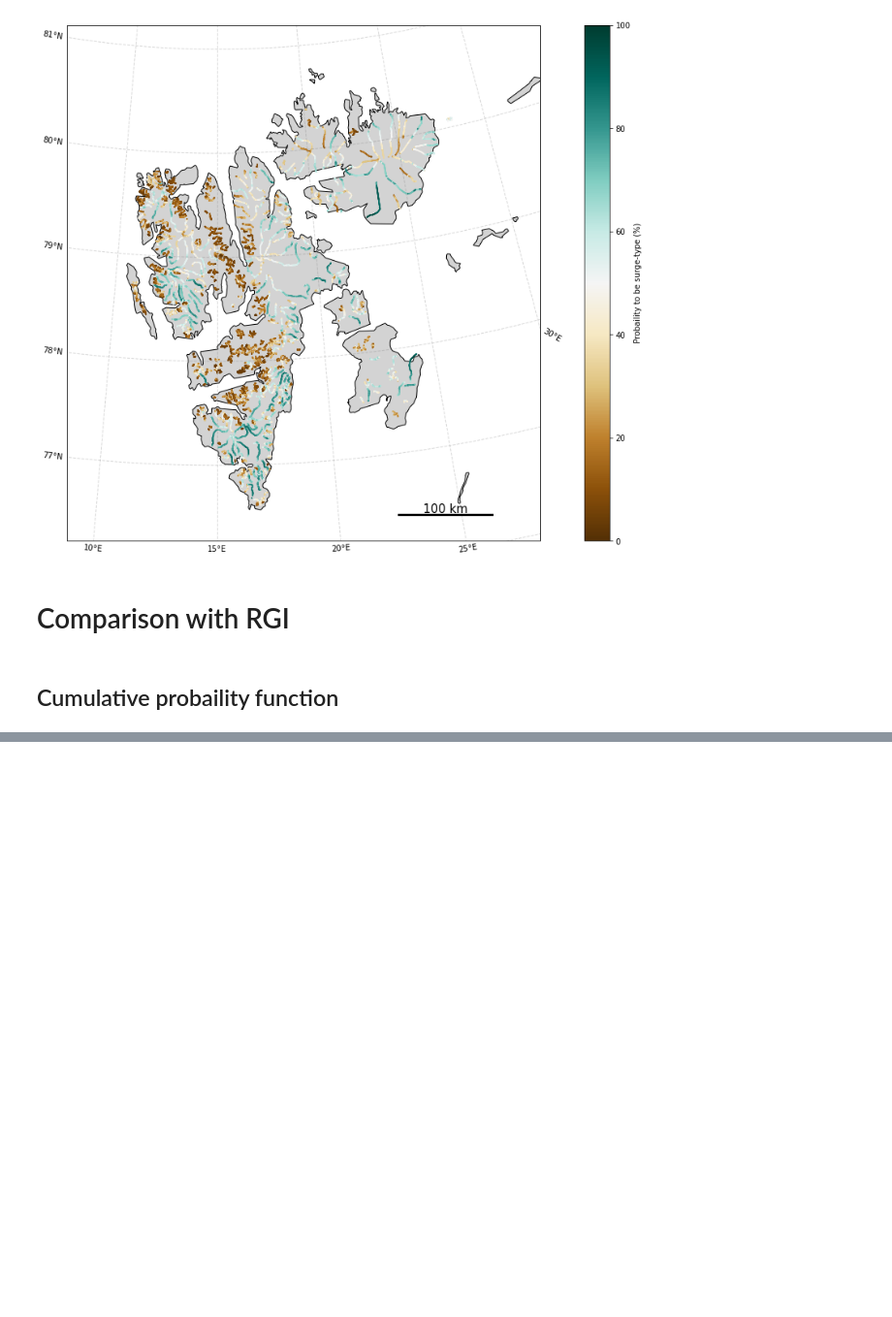
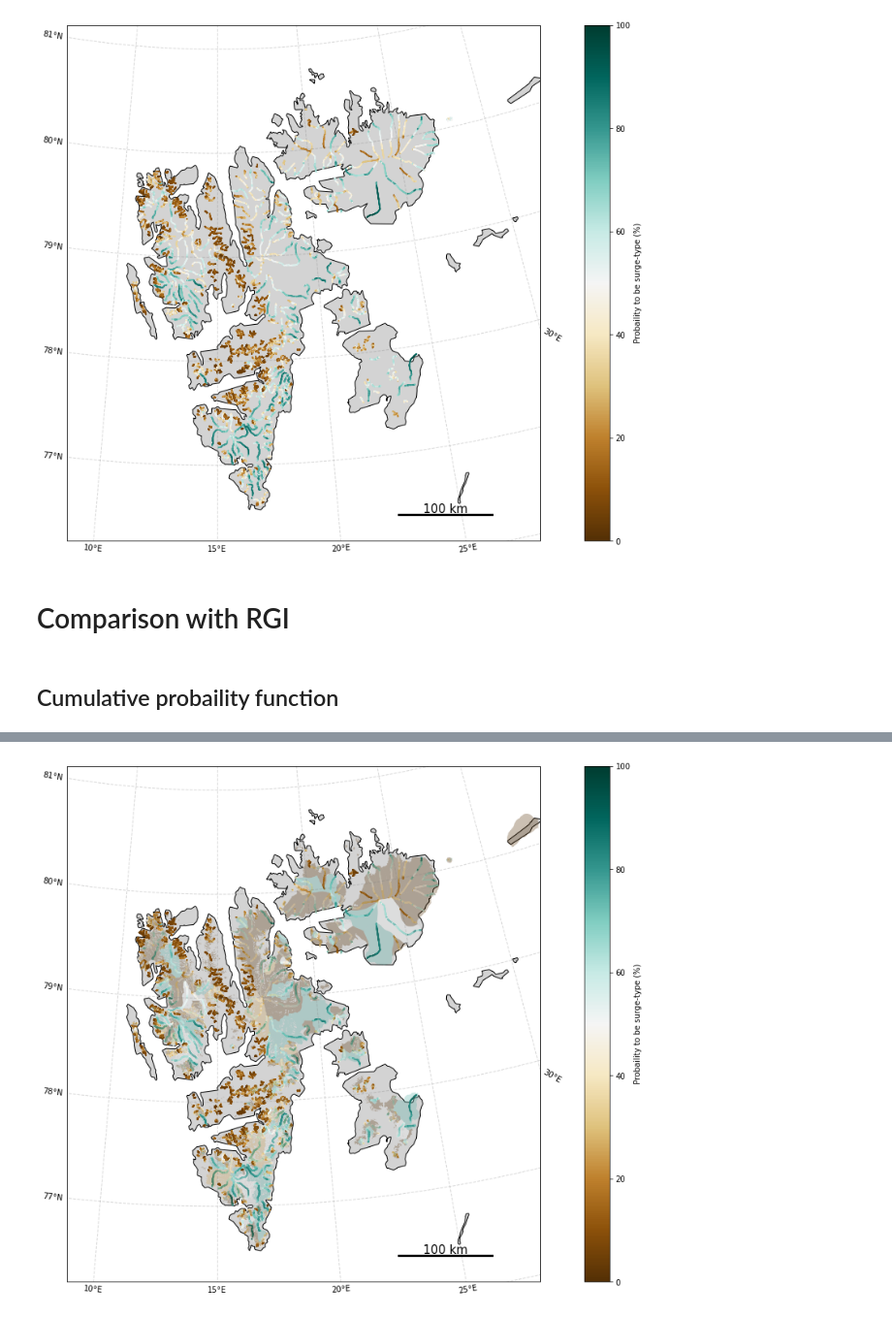
Before and after one commit to Colinebouch/glacier_ML, a Jupyter notebook: Code_clean/machine_learning/Probability_map/proba_surge_xgboost_resample_alldata_base_SMB_recalc.ipynb, the cells around one changed output, grey strips where cells are left out. Shown at 97% size. Cells and saved outputs as stored; diff of their text form; code cells hidden in the pictures; blank space fills up the shorter version.

```diff
--- a/Code_clean/machine_learning/Probability_map/proba_surge_xgboost_resample_alldata_base_SMB_recalc.ipynb
+++ b/Code_clean/machine_learning/Probability_map/proba_surge_xgboost_resample_alldata_base_SMB_recalc.ipynb
@@ -430,0 +452,3 @@ plt.savefig('/home/colili/Documents/PhD/project_john/Figure_produced/Raw/cumulat
+# %%
+outlines = gpd.read_file('/home/colili/Documents/PhD/project_john/data_set/RGI60/07_rgi60_Svalbard.shp')
+outlines.crs
@@ -430,0 +467,3 @@ plt.savefig('/home/colili/Documents/PhD/project_john/Figure_produced/Raw/cumulat
+# %%
+outlines = outlines.to_crs("EPSG:32633")
+outlines.shape
@@ -430,0 +472,76 @@ plt.savefig('/home/colili/Documents/PhD/project_john/Figure_produced/Raw/cumulat
+# %%
+cmap = mpl.cm.get_cmap('BrBG')
+colors = {0:cmap(0), 1:cmap(0.25), 2:cmap(0.5), 3:cmap(0.75), 9:cmap(1)}
+outlines['color'] = outlines.Surging.apply(lambda x: colors[x])
+# %%
+# avg_loc_center = svalbard_glaciers[svalbard_glaciers.GLACIER_NAME.isin(centerlines_glacs)].groupby('GLACIER_NAME').mean()
+svalbard_bounding_box = {'left_lon':9.9, 'right_lon':26.2, 'bottom_lat':76.276, 'top_lat':80.5}
+fig, ax = plt.subplots(1, figsize=(20,12))
+
+# proj = ccrs.PlateCarree()                       # the projection you want to use, many are supported,
+# proj = ccrs.Mercator()
+proj = ccrs.UTM(33, southern_hemisphere=False, globe=None)# the projection you want to use, many are supported,
+                                                # this one is the standard for geographic coordinates
+
+ax = plt.axes(projection=proj)                  # sets the projection
+
+ax.add_feature(cartopy.feature.OCEAN            # add ocean feature
+               , zorder=0                       # layer where ocean should plot; 0 is base
+               , facecolor='w'                  # color of the ocean
+              )
+
+ax.add_feature(cartopy.feature.LAND             # add continent feature
+               , zorder=0                       # layer where continent should plot; 0 is base
+               , edgecolor='black'              # coastline color
+               , facecolor='lightgray'          # continent color
+              )
+
+ax.add_geometries(outlines.geometry.values, facecolor=outlines.color.values, crs=proj, alpha=0.3)
+
+# ax.add_geometries(outlines['geometry'], crs=proj) #plot the outlines of glaciers
+
+# ax.coastlines(resolution='110m')                # the level of resolution to render the drawings,
+                                                # see documentation for more details
+
+gl = ax.gridlines(crs=ccrs.PlateCarree()
+                , draw_labels=True              # label coordinates
+                , linewidth=1                   # line properties can be changed similar to matplotlib
+                , color='gray'
+                , alpha=0.3
+                , linestyle='--')
+
+gl.xlabels_top = gl.ylabels_right = gl.ylabels_top = False
+gl.ylabels_bottom = True # where labels shouldn't be
+gl.xlines = True
+gl.ylines = True  # turn off x-axis
+gl.xlocator = mticker.FixedLocator([10, 15, 20, 25, 30])        # sets longitude tick marks
+# gl.ylocator = mticker.FixedLocator([-180, -90, 0, 90, 180])
+gl.xformatter = LONGITUDE_FORMATTER                                # set cartopy formatting
+gl.yformatter = LATITUDE_FORMATTER
+
+ax.set_extent([svalbard_bounding_box['left_lon']-1,
+               svalbard_bounding_box['right_lon']+2,
+               svalbard_bounding_box['bottom_lat'],
+               svalbard_bounding_box['top_lat']+0.5
+              ], crs=ccrs.PlateCarree())
+
+cbar = ax.scatter(df_probability_surge_full.x.values
+        ,df_probability_surge_full.y.values               # plots your data points on the axes
+#         , marker='o'                                 # symbol for data point
+        , marker='.'                                 # symbol for data point
+        , s=3                                 # symbol for data point
+        , c=df_probability_surge_full.Probability_1*100
+        , cmap = 'BrBG'# symbol facecolor
+#         , edgecolor='black'                          # symbol edgecolor
+        , alpha=1, vmin=0, vmax=100
+#         , s=250# opacity
+#         , transform=ccrs.PlateCarree()
+#         ,label='Not observed'
+          )              # projection to plot data in
+
+fig.colorbar(cbar, label='Probaility to be surge-type (%)')
+scale_bar(ax, 100)
+
+plt.savefig('/home/colili/Documents/PhD/project_john/Figure_produced/Raw/map_proba_svalbard.pdf', bbox_inches='tight')
+# %% [output]
+[figure, added]
```
Also changed, not shown: parts of 6 cells of this notebook, 2 other files.
